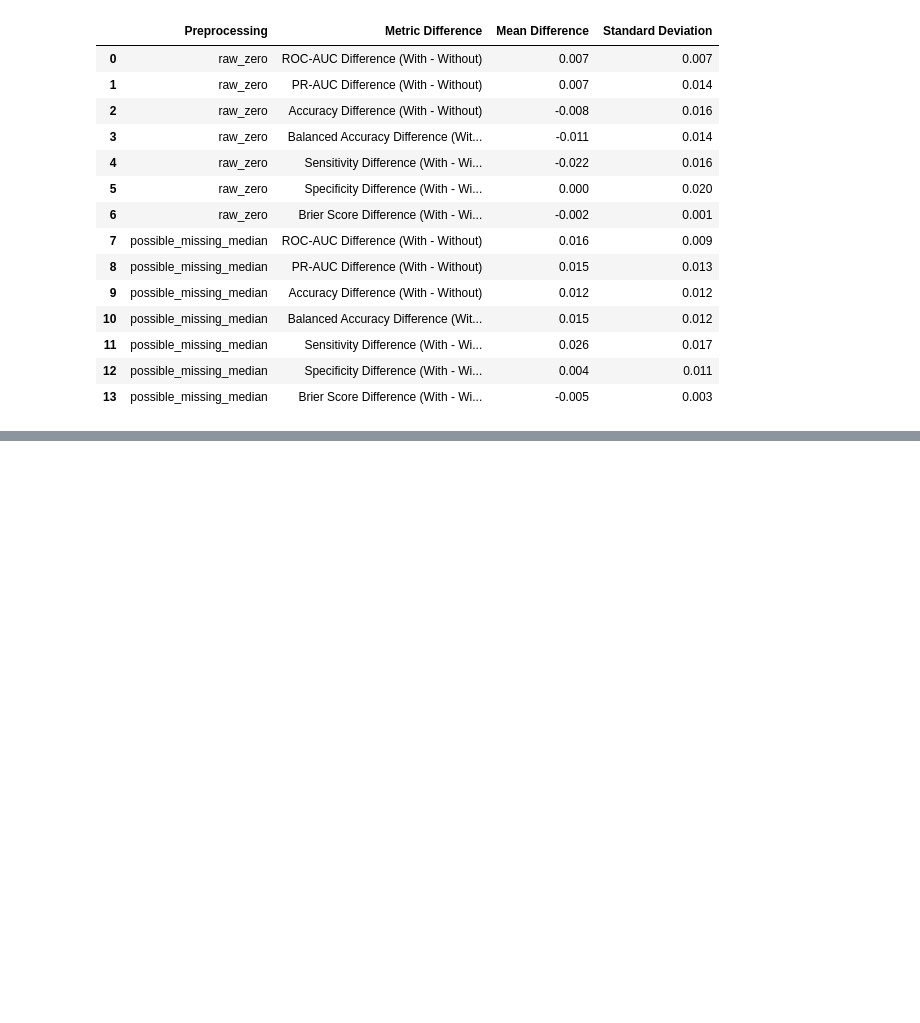
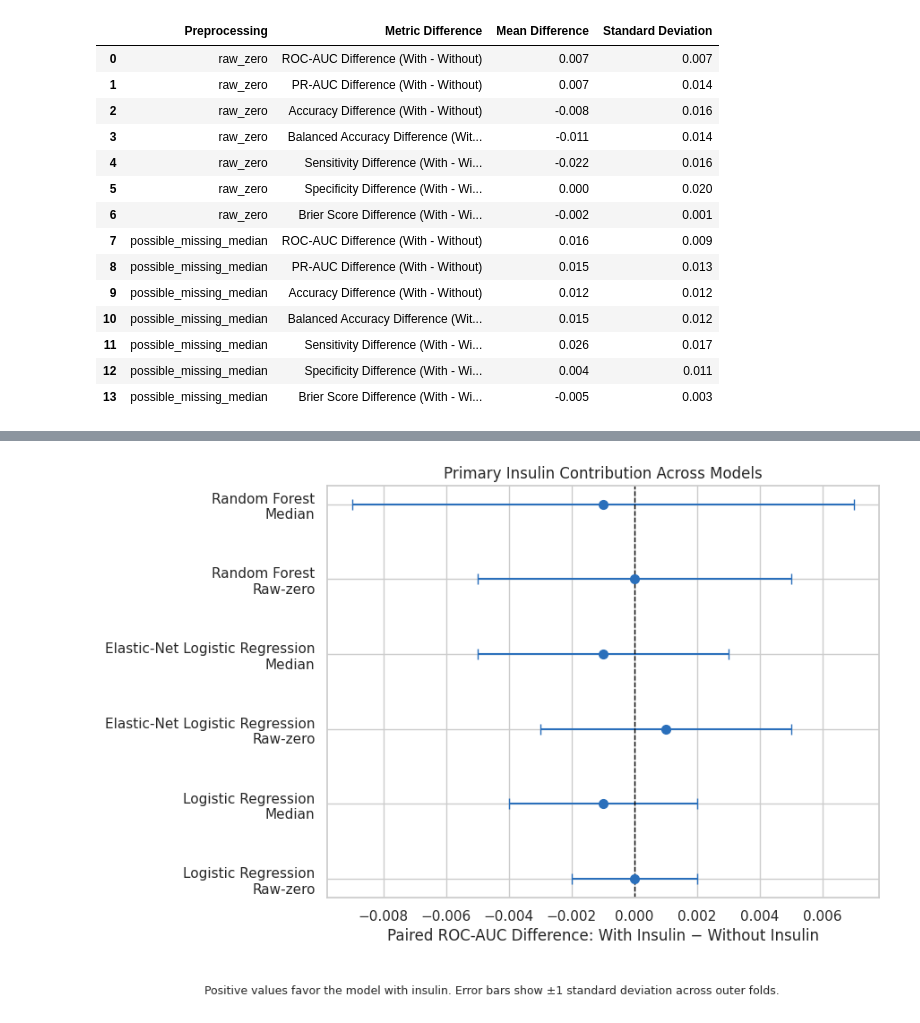
Before and after one commit to rodrigoviannasn/mat422-insulin-diabetes-project, a Jupyter notebook: notebooks/02_modeling_results.ipynb, the cells around one changed output, grey strips where cells are left out. Cells and saved outputs as stored; diff of their text form; code cells hidden in the pictures; blank space fills up the shorter version.

Commit message:
Add primary model comparison visualizations

```diff
--- a/notebooks/02_modeling_results.ipynb
+++ b/notebooks/02_modeling_results.ipynb
@@ -1909,0 +1914,39 @@ display(glucose_excluded_ablation_summary)
+# %%
+fig, ax = plt.subplots(figsize=(9, 6.2))
+
+for position, (_, row) in enumerate(roc_ablation_plot_data.iterrows()):
+    ax.errorbar(
+        x=row["Mean Difference"],
+        y=position,
+        xerr=row["Standard Deviation"],
+        fmt="o",
+        color="#2a6fbb",
+        capsize=4,
+        markersize=7,
+    )
+
+ax.axvline(0, color="black", linewidth=1, linestyle="--")
+ax.set_yticks(range(len(roc_ablation_plot_data)))
+ax.set_yticklabels(roc_ablation_plot_data["Label"])
+ax.set_xlabel("Paired ROC-AUC Difference: With Insulin − Without Insulin")
+ax.set_title("Primary Insulin Contribution Across Models")
+
+fig.text(
+    0.5,
+    0.015,
+    "Positive values favor the model with insulin. "
+    "Error bars show ±1 standard deviation across outer folds.",
+    ha="center",
+    va="bottom",
+    fontsize=9,
+)
+
+plt.tight_layout(rect=[0, 0.08, 1, 1])
+plt.savefig(
+    FIGURES_DIR / "primary_roc_auc_ablation.png",
+    dpi=300,
+    bbox_inches="tight",
+)
+plt.show()
+# %% [output]
+[figure, added]
```
Also changed, not shown: parts of 6 cells of this notebook.
